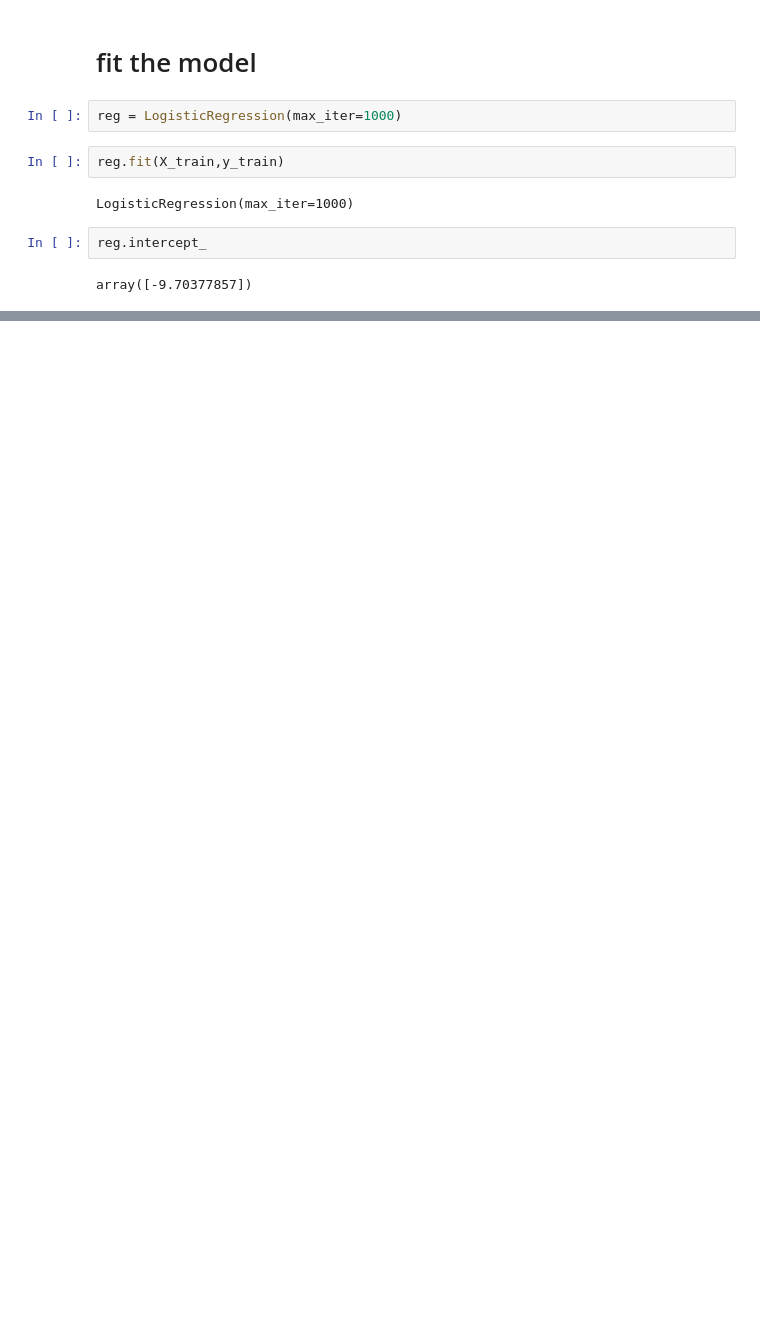
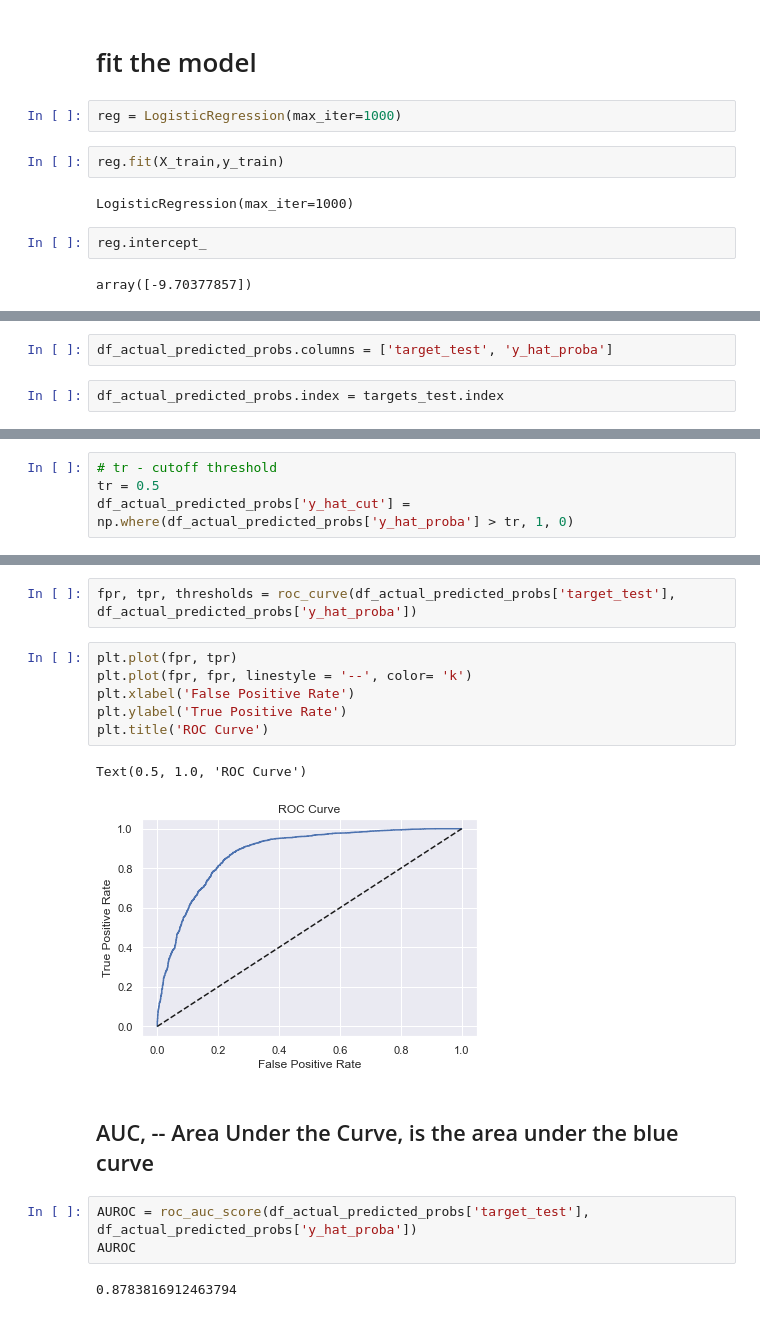
Before and after one commit to harryzyz/CreditRiskDemo, a Jupyter notebook: case1/PDmodeling.ipynb, the cells around one changed output, grey strips where cells are left out. Saved outputs shown, nothing was run; the diff lists cells and outputs as text; blank space fills up the shorter version.

```diff
--- a/case1/PDmodeling.ipynb
+++ b/case1/PDmodeling.ipynb
@@ -141,0 +510,4 @@ array([-9.70377857])
+# %%
+df_actual_predicted_probs.columns = ['target_test', 'y_hat_proba']
+# %%
+df_actual_predicted_probs.index = targets_test.index
@@ -141,0 +523,4 @@ array([-9.70377857])
+# %%
+# tr - cutoff threshold
+tr = 0.5
+df_actual_predicted_probs['y_hat_cut'] = np.where(df_actual_predicted_probs['y_hat_proba'] > tr, 1, 0)
@@ -141,0 +570,18 @@ array([-9.70377857])
+# %%
+fpr, tpr, thresholds = roc_curve(df_actual_predicted_probs['target_test'], df_actual_predicted_probs['y_hat_proba'])
+# %%
+plt.plot(fpr, tpr)
+plt.plot(fpr, fpr, linestyle = '--', color= 'k')
+plt.xlabel('False Positive Rate')
+plt.ylabel('True Positive Rate')
+plt.title('ROC Curve')
+# %% [output]
+Text(0.5, 1.0, 'ROC Curve')
+[figure, added]
+# %% [markdown]
+## AUC, -- Area Under the Curve, is the area under the blue curve
+# %%
+AUROC = roc_auc_score(df_actual_predicted_probs['target_test'], df_actual_predicted_probs['y_hat_proba'])
+AUROC
+# %% [output]
+0.8783816912463794
```
Also changed, not shown: parts of 46 cells of this notebook, 2 other files.
